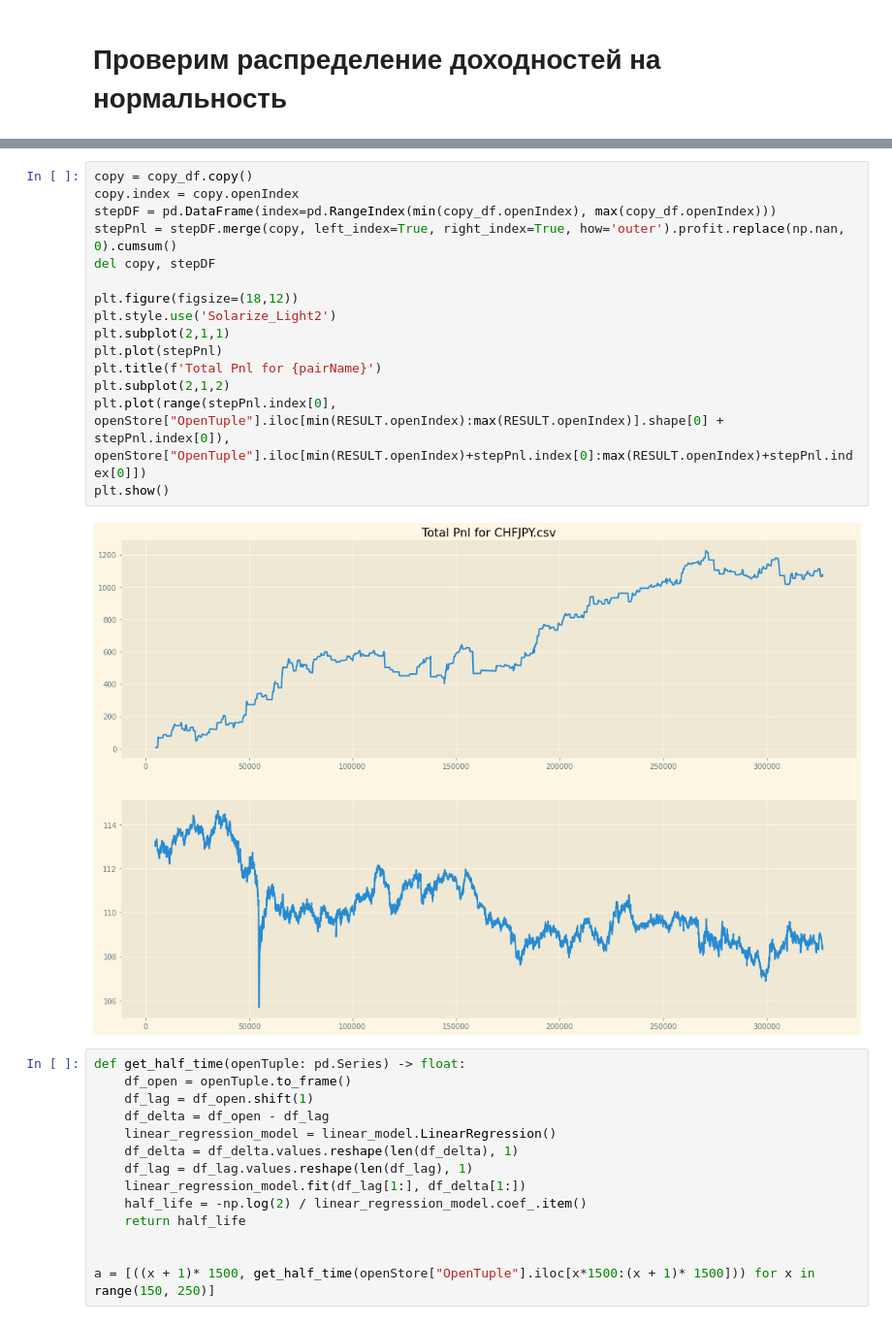
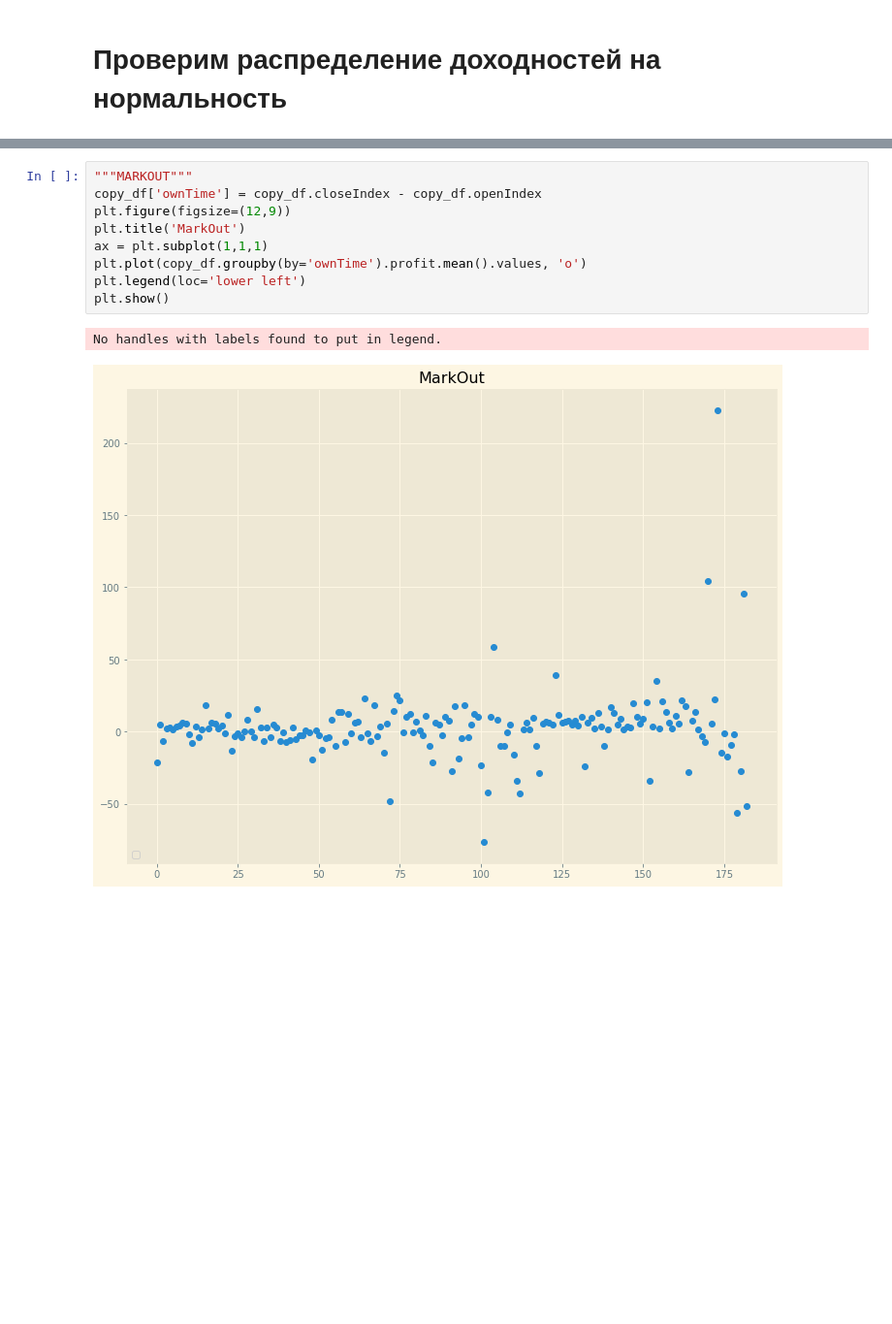
Before and after one commit to Molozey/algo-andrii, a Jupyter notebook: MeanReversion/mainPlusHalfLife.ipynb, the cells around one changed output, grey strips where cells are left out. Shown at 97% size. Drawn from its saved outputs; the diff is of its cells as text; blank space fills up the shorter version.

```diff
--- a/MeanReversion/mainPlusHalfLife.ipynb
+++ b/MeanReversion/mainPlusHalfLife.ipynb
@@ -593,32 +580,13 @@ plt.plot(openStore["HighTuple"].iloc[47300:48256-startParams["restAfterLoss"]])
-# %%
-copy = copy_df.copy()
-copy.index = copy.openIndex
-stepDF = pd.DataFrame(index=pd.RangeIndex(min(copy_df.openIndex), max(copy_df.openIndex)))
-stepPnl = stepDF.merge(copy, left_index=True, right_index=True, how='outer').profit.replace(np.nan, 0).cumsum()
-del copy, stepDF
-
-plt.figure(figsize=(18,12))
-plt.style.use('Solarize_Light2')
-plt.subplot(2,1,1)
-plt.plot(stepPnl)
-plt.title(f'Total Pnl for {pairName}')
-plt.subplot(2,1,2)
-plt.plot(range(stepPnl.index[0], openStore["OpenTuple"].iloc[min(RESULT.openIndex):max(RESULT.openIndex)].shape[0] + stepPnl.index[0]), openStore["OpenTuple"].iloc[min(RESULT.openIndex)+stepPnl.index[0]:max(RESULT.openIndex)+stepPnl.index[0]])
-plt.show()
-# %% [output]
-[figure, removed]
-# %%
-def get_half_time(openTuple: pd.Series) -> float:
-    df_open = openTuple.to_frame()
-    df_lag = df_open.shift(1)
-    df_delta = df_open - df_lag
-    linear_regression_model = linear_model.LinearRegression()
-    df_delta = df_delta.values.reshape(len(df_delta), 1)
-    df_lag = df_lag.values.reshape(len(df_lag), 1)
-    linear_regression_model.fit(df_lag[1:], df_delta[1:])
-    half_life = -np.log(2) / linear_regression_model.coef_.item()
-    return half_life
-
-
-a = [((x + 1)* 1500, get_half_time(openStore["OpenTuple"].iloc[x*1500:(x + 1)* 1500])) for x in range(150, 250)]
+# %%
+"""MARKOUT"""
+copy_df['ownTime'] = copy_df.closeIndex - copy_df.openIndex
+plt.figure(figsize=(12,9))
+plt.title('MarkOut')
+ax = plt.subplot(1,1,1)
+plt.plot(copy_df.groupby(by='ownTime').profit.mean().values, 'o')
+plt.legend(loc='lower left')
+plt.show()
+# %% [output]
+No handles with labels found to put in legend.
+[figure, added]
 # %%
```
Also changed, not shown: parts of 11 cells of this notebook.
